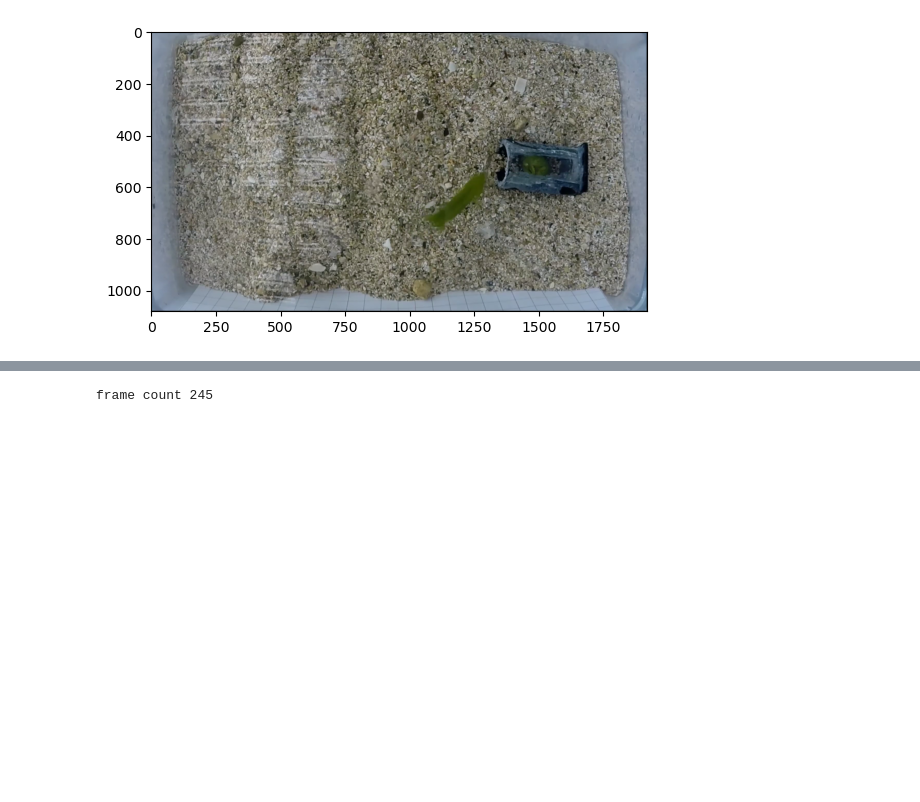
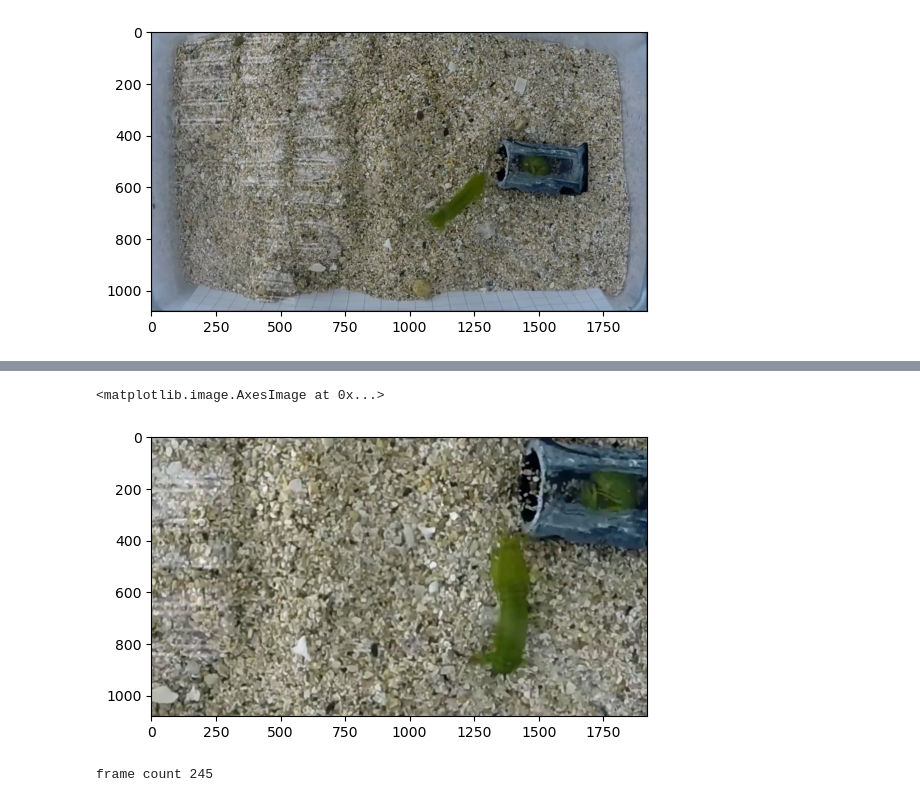
Before and after one commit to pstat197/capstone-eemb-patrick, a Jupyter notebook: scripts/opencv-demo.ipynb, the cells around one changed output, grey strips where cells are left out. Cells and saved outputs as stored; diff of their text form; code cells hidden in the pictures; blank space fills up the shorter version.

```diff
--- a/scripts/opencv-demo.ipynb
+++ b/scripts/opencv-demo.ipynb
@@ -234,3 +302,8 @@ cv2.destroyAllWindows()
+# %%
+plt.imshow(cv2.cvtColor(copy_frame, cv2.COLOR_BGR2RGB))
+# %% [output]
+<matplotlib.image.AxesImage at 0x...>
+[figure, added]
 # %%
 # finding the total frame count
 video = cv2.VideoCapture(VFILE)
```
Also changed, not shown: parts of 5 cells of this notebook.
